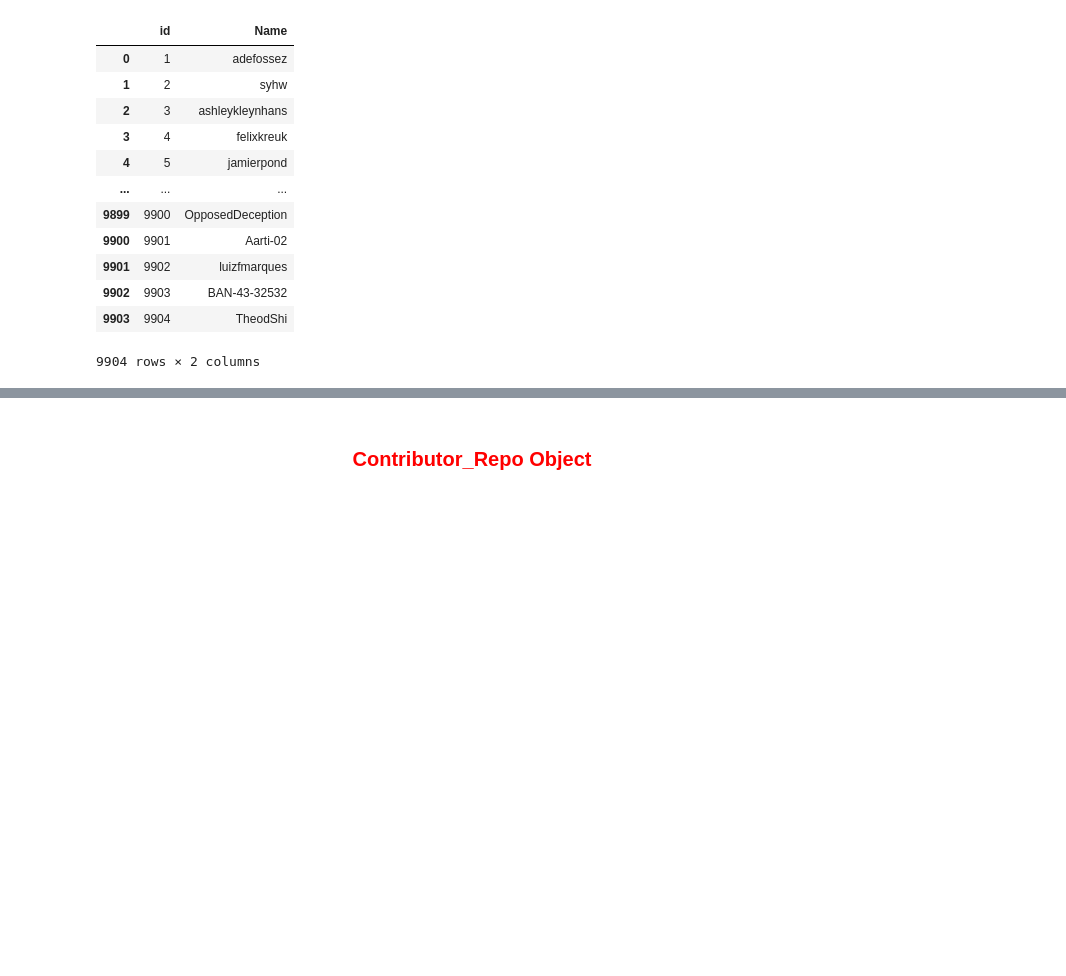
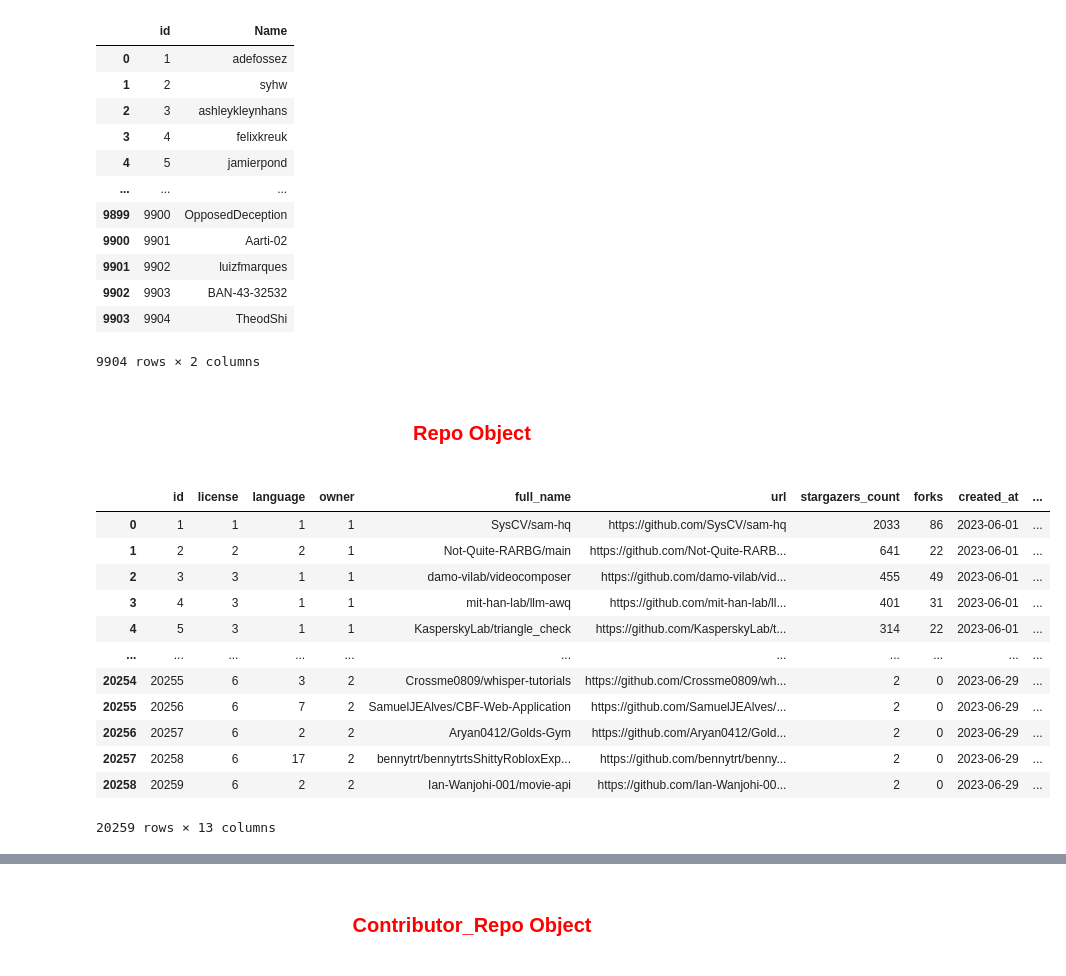
Before and after one commit to yassinessadi/data-engineer-youcode, a Jupyter notebook: Brief_github_Database/database_storage.ipynb, the cells around one changed output, grey strips where cells are left out. Drawn from its saved outputs; the diff is of its cells as text; code cells hidden in the pictures; blank space fills up the shorter version.

```diff
--- a/Brief_github_Database/database_storage.ipynb
+++ b/Brief_github_Database/database_storage.ipynb
@@ -102,3 +103,5 @@ Contributor_df
 | 9902 | 9903 | BAN-43-32532 |
 | 9903 | 9904 | TheodShi |
 9904 rows × 2 columns
+# %% [markdown]
+# <p style="color:red;text-align:center;font-size:20px">Repo Object<p>
@@ -104,0 +118,18 @@ Contributor_df
+# %%
+Repo_Object = df_repos[['license','language','owner','full_name','url','stargazers_count','forks','created_at','updated_at','pushed_at','description','open_issues_count']]
+Repo_Object.insert(0,'id',range(1,len(Repo_Object) + 1))
+Repo_Object
+# %% [output]
+|  | id | license | language | owner | full_name | url | stargazers_count | forks | created_at | ... |
+| 0 | 1 | 1 | 1 | 1 | SysCV/sam-hq | https://github.com/SysCV/sam-hq | 2033 | 86 | 2023-06-01 | ... |
+| 1 | 2 | 2 | 2 | 1 | Not-Quite-RARBG/main | https://github.com/Not-Quite-RARB... | 641 | 22 | 2023-06-01 | ... |
+| 2 | 3 | 3 | 1 | 1 | damo-vilab/videocomposer | https://github.com/damo-vilab/vid... | 455 | 49 | 2023-06-01 | ... |
+| 3 | 4 | 3 | 1 | 1 | mit-han-lab/llm-awq | https://github.com/mit-han-lab/ll... | 401 | 31 | 2023-06-01 | ... |
+| 4 | 5 | 3 | 1 | 1 | KasperskyLab/triangle_check | https://github.com/KasperskyLab/t... | 314 | 22 | 2023-06-01 | ... |
+| ... | ... | ... | ... | ... | ... | ... | ... | ... | ... | ... |
+| 20254 | 20255 | 6 | 3 | 2 | Crossme0809/whisper-tutorials | https://github.com/Crossme0809/wh... | 2 | 0 | 2023-06-29 | ... |
+| 20255 | 20256 | 6 | 7 | 2 | SamuelJEAlves/CBF-Web-Application | https://github.com/SamuelJEAlves/... | 2 | 0 | 2023-06-29 | ... |
+| 20256 | 20257 | 6 | 2 | 2 | Aryan0412/Golds-Gym | https://github.com/Aryan0412/Gold... | 2 | 0 | 2023-06-29 | ... |
+| 20257 | 20258 | 6 | 17 | 2 | bennytrt/bennytrtsShittyRobloxExp... | https://github.com/bennytrt/benny... | 2 | 0 | 2023-06-29 | ... |
+| 20258 | 20259 | 6 | 2 | 2 | Ian-Wanjohi-001/movie-api | https://github.com/Ian-Wanjohi-00... | 2 | 0 | 2023-06-29 | ... |
+20259 rows × 13 columns
```
Also changed, not shown: parts of 15 cells of this notebook, 1 other file.
